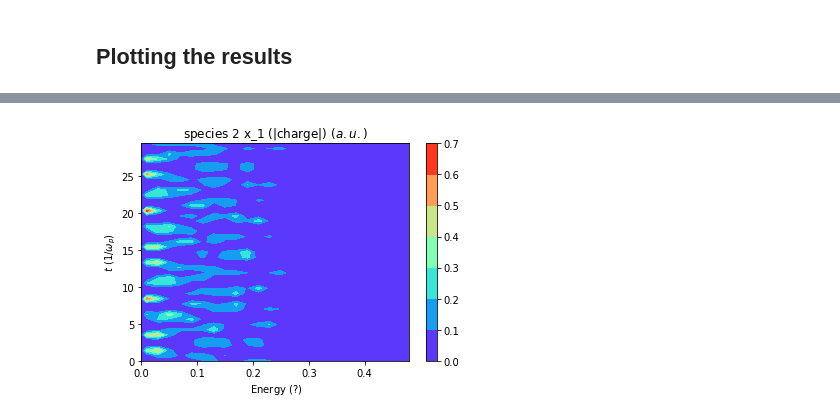
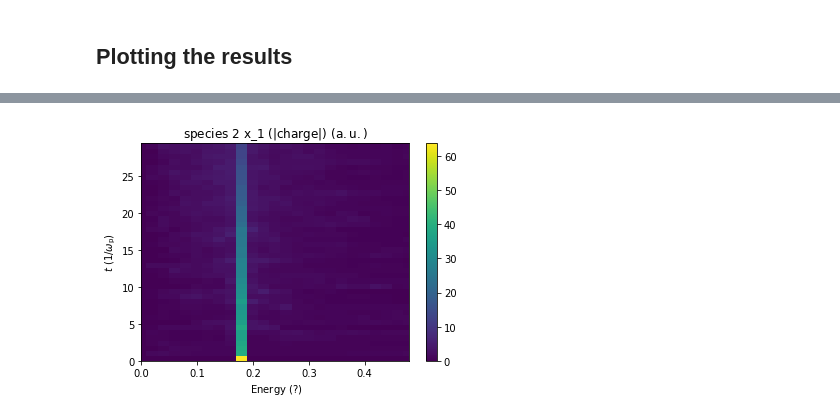
Before and after one commit to Dih5/duat, a Jupyter notebook: demos/intro.ipynb, the cells around one changed output, grey strips where cells are left out. Cells and saved outputs as stored; diff of their text form; code cells hidden in the pictures.

```diff
--- a/demos/intro.ipynb
+++ b/demos/intro.ipynb
@@ -30 +58,5 @@ sim["diag_emf"]["ndump_fac"]=5
+# %%
+# This also works with lists
+sim["zpulse_list"][0].set_pars(a0=1.0, omega0=1.0, phase=0.0, pol_type=1, pol=0, propagation="forward",
+                               lon_type="gaussian", lon_x0=40, lon_range=20, lon_duration=50, per_type="plane")
 # %%
@@ -52,6 +84,6 @@ grid
 ## Running a simulation
 # %%
 # A directory for the runs
-run_dir = os.path.join(os.path.expanduser("~"), "osiris-runs")
+run_dir = os.path.join(os.path.expanduser("~"), "test-run")
 print(run_dir)
 # %% [output]
@@ -59,8 +91,3 @@ print(run_dir)
 # %%
-# Sequentially run simulations varying a parameter. Also check for errors, but note they are not always detected
-run_list=[]
-for i in [2, 20, "IAMERROR"]:
-    sim["species_list"][1]["species"]["num_par_x"]=[i]
-    r = run.run_config(sim, run_dir+"/parx"+str(i), prefix="", blocking=False, clean_dir=True)
-    print("Expected time to end: %.2f s"% r.estimated_time())
-    run_list.append(r)
+# Sequentially run simulations varying a parameter. This also checks for errors, but note they are not always detected
+myrun = run.run_config(sim, run_dir, prefix="", blocking=False, clean_dir=True)
@@ -115,0 +106,5 @@ d.time_1d_animation(axes_selector=(5,), output_path=os.path.join(ex_run,"plot","
+# %%
+# Diagnostic objects can be used even if the run is in progress
+diagnostics = myrun.get_diagnostic_list()
+for d in diagnostics:
+    print(d)
@@ -116,5 +135,5 @@ d.time_1d_animation(axes_selector=(5,), output_path=os.path.join(ex_run,"plot","
 # %%
 # Do the same as a color map
-d.time_1d_colormap(axes_selector=(5,), cmap="rainbow")
+fig, ax = diagnostics[0].time_1d_colormap(axes_selector=(np.sum,))
 # %% [output]
-[figure, old version]
+[figure, new version]
```
Also changed, not shown: parts of 22 cells of this notebook.
